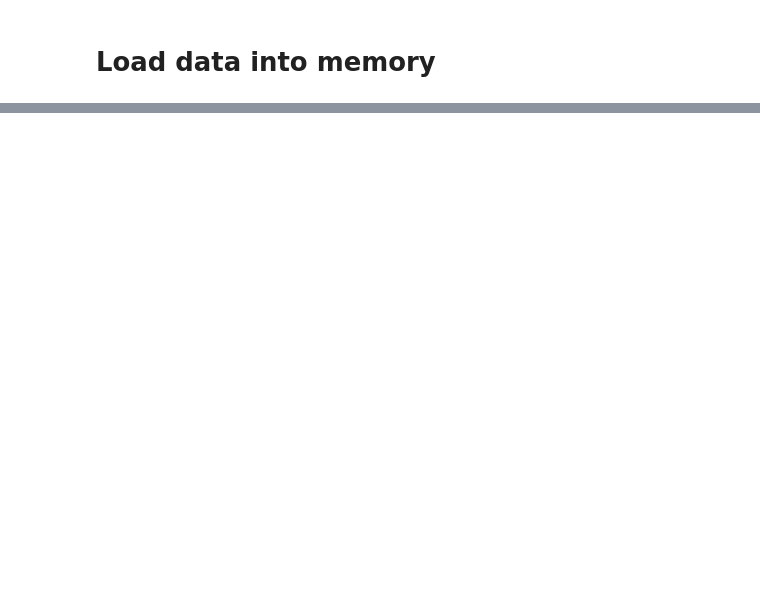
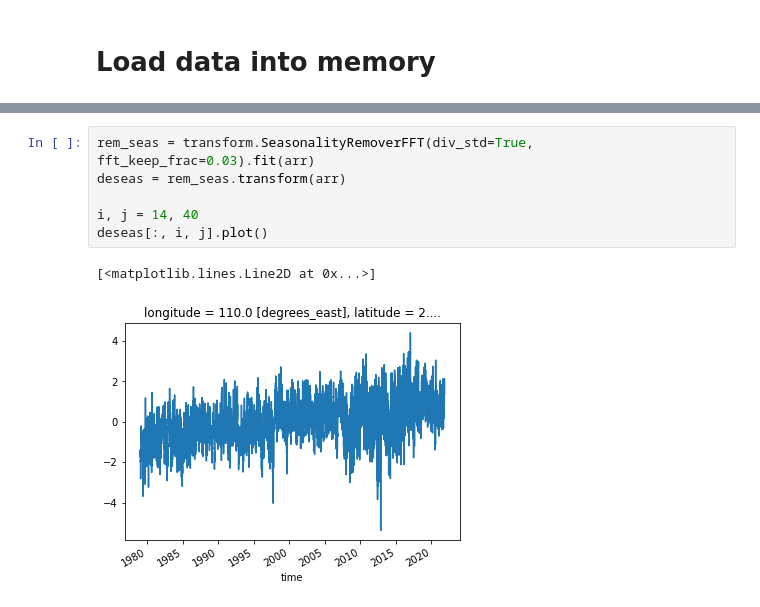
Before and after one commit to lucien-sim/sst_model, a Jupyter notebook: notebooks/lim_construction.ipynb, the cells around one changed output, grey strips where cells are left out. Drawn from its saved outputs; the diff is of its cells as text; blank space fills up the shorter version.

```diff
--- a/notebooks/lim_construction.ipynb
+++ b/notebooks/lim_construction.ipynb
@@ -37,0 +38,9 @@ Coordinates:
+# %%
+rem_seas = transform.SeasonalityRemoverFFT(div_std=True, fft_keep_frac=0.03).fit(arr)
+deseas = rem_seas.transform(arr)
+
+i, j = 14, 40
+deseas[:, i, j].plot()
+# %% [output]
+[<matplotlib.lines.Line2D at 0x...>]
+[figure, added]
```
Also changed, not shown: parts of 15 cells of this notebook, 9 other files.
